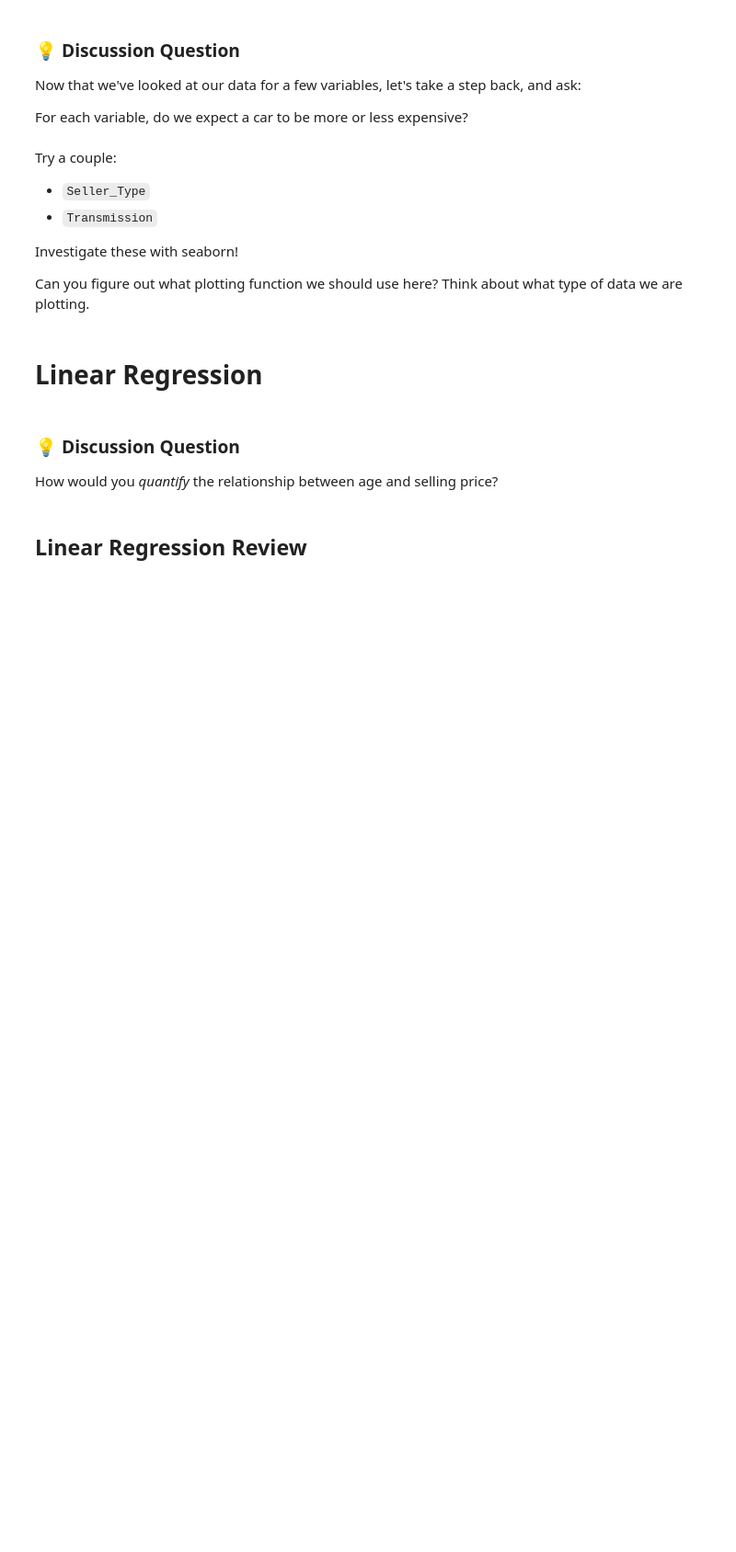
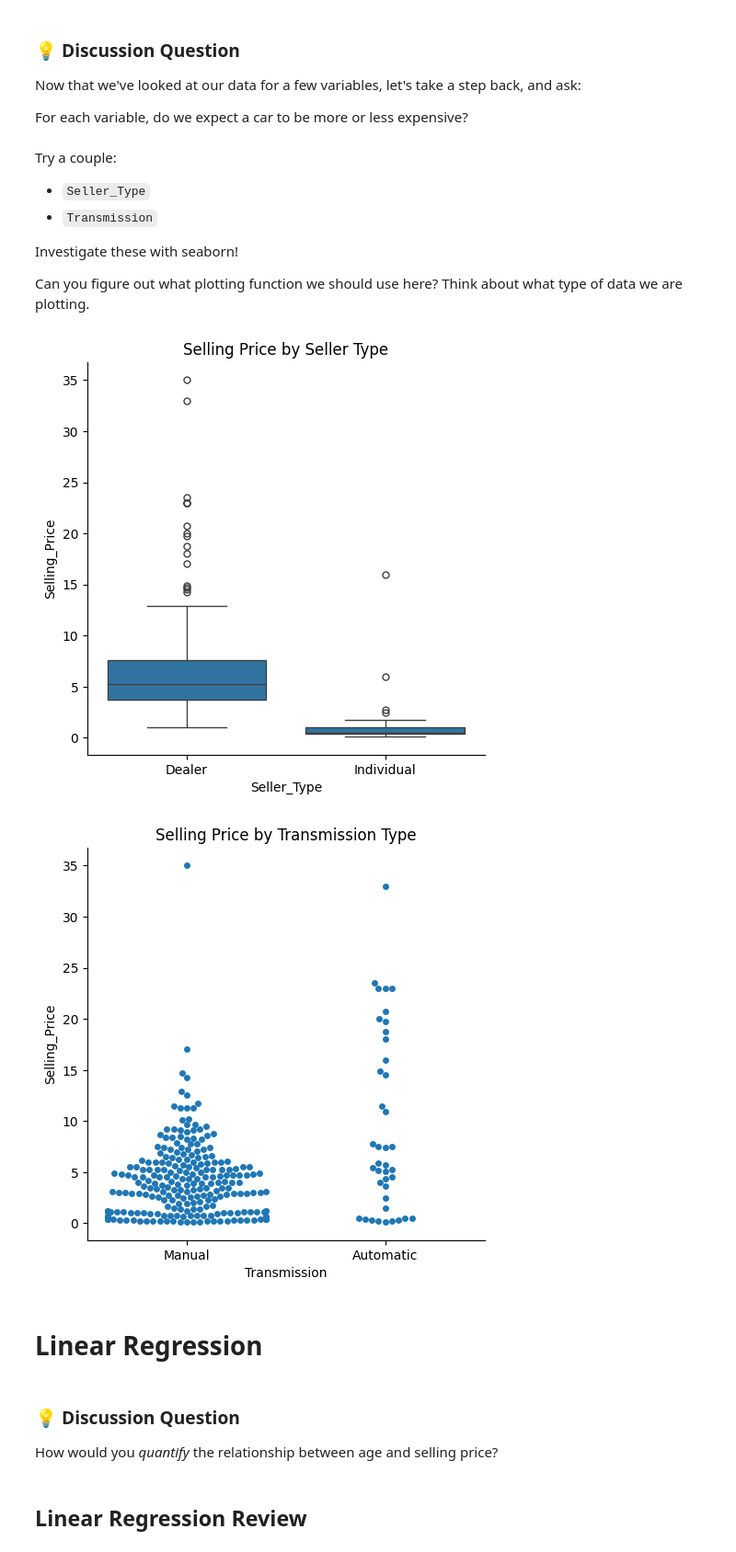
Before and after one commit to fundafun/inspirit_ai, a Jupyter notebook: AryaaMutha_Linear_Regression.ipynb, the cells around one changed output. Shown at 92% size. Drawn from its saved outputs; the diff is of its cells as text; code cells hidden in the pictures; blank space fills up the shorter version.

```diff
--- a/AryaaMutha_Linear_Regression.ipynb
+++ b/AryaaMutha_Linear_Regression.ipynb
@@ -218,3 +228,18 @@ Can you figure out what plotting function we should use here? Think about what t
+# %%
+### YOUR CODE HERE
+# Seller_Type
+sns.catplot(x='Seller_Type', y='Selling_Price', data=car_data, kind='box')
+plt.title('Selling Price by Seller Type')
+plt.show()
+
+# Transmission
+sns.catplot(x='Transmission', y='Selling_Price', data=car_data, kind='swarm')
+plt.title('Selling Price by Transmission Type')
+plt.show()
+### END CODE
+# %% [output]
+[figure, added]
+[figure, added]
 # %% [markdown]
 # **Linear Regression**
 # %% [markdown]
```
Also changed, not shown: parts of 25 cells of this notebook.
